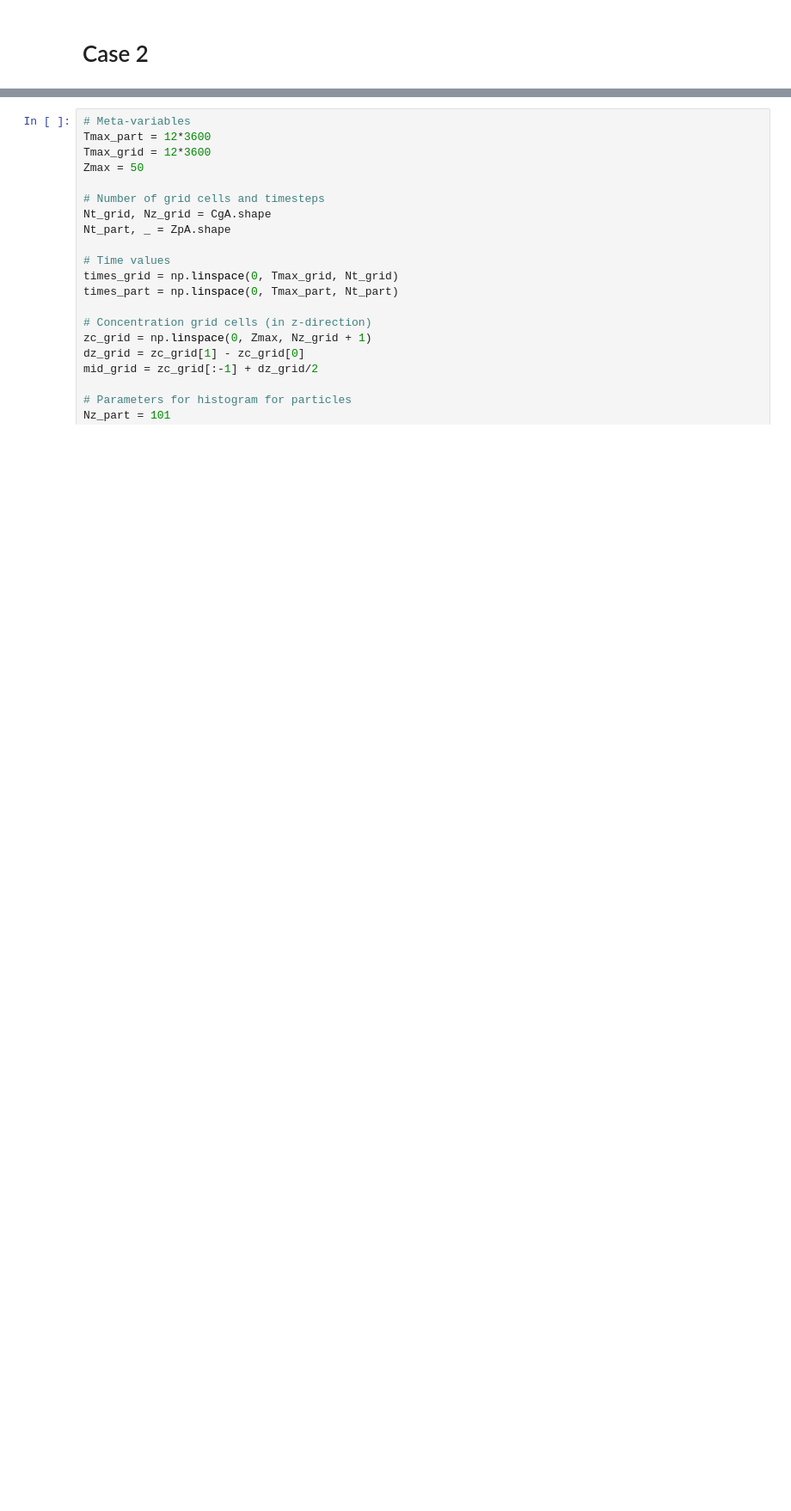
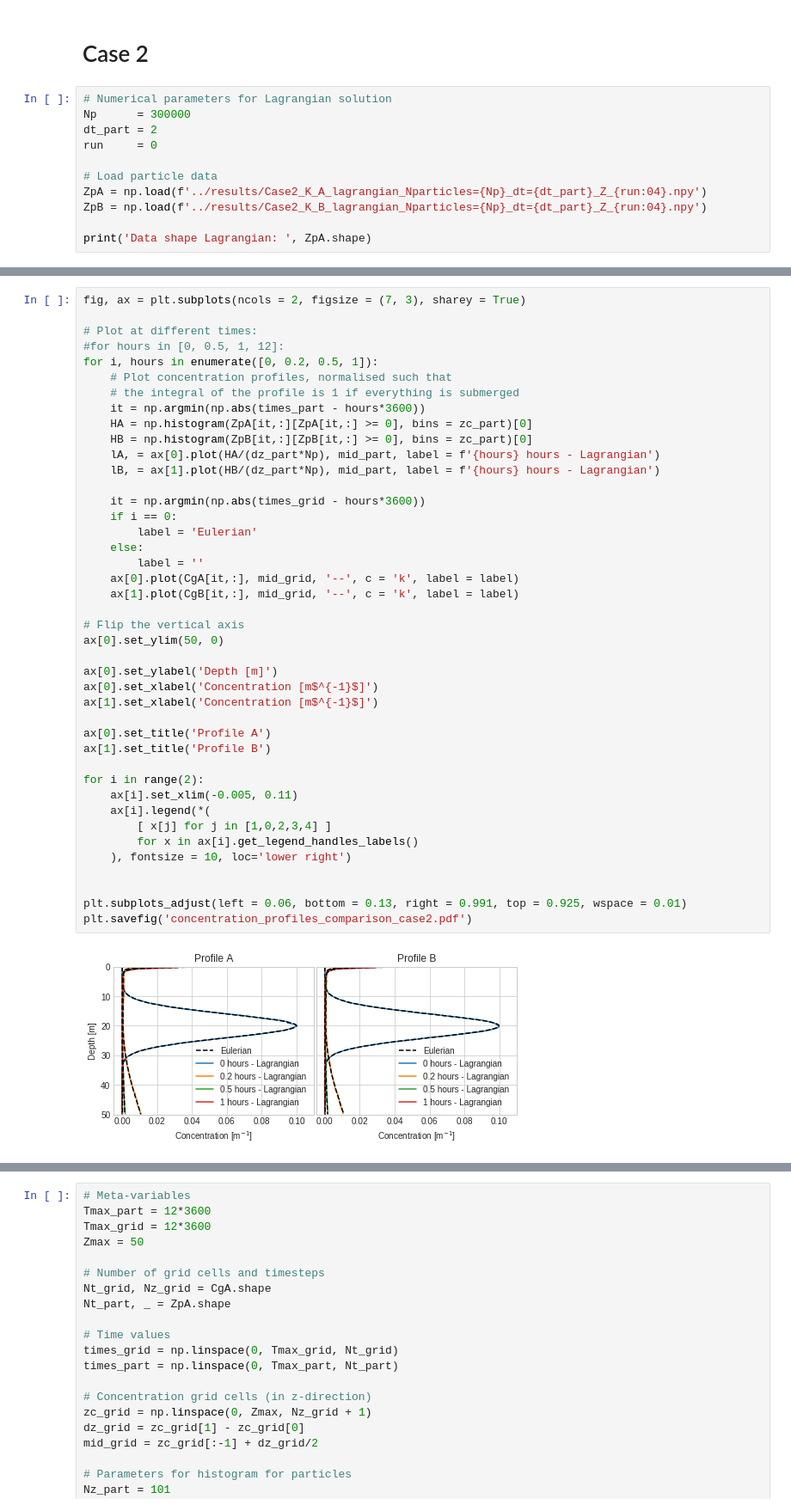
Before and after one commit to nordam/Eulerian-and-Lagrangian-methods, a Jupyter notebook: notebooks/ComparisonPlots.ipynb, the cells around one changed output, grey strips where cells are left out. Shown at 86% size. Cells and saved outputs as stored; diff of their text form; blank space fills up the shorter version.

```diff
--- a/notebooks/ComparisonPlots.ipynb
+++ b/notebooks/ComparisonPlots.ipynb
@@ -170,2 +107,13 @@ plt.subplots_adjust(left = 0.06, bottom = 0.13, right = 0.991, top = 0.925, wspa
 # %% [markdown]
 # Case 2
+# %%
+# Numerical parameters for Lagrangian solution
+Np      = 300000
+dt_part = 2
+run     = 0
+
+# Load particle data
+ZpA = np.load(f'../results/Case2_K_A_lagrangian_Nparticles={Np}_dt={dt_part}_Z_{run:04}.npy')
+ZpB = np.load(f'../results/Case2_K_B_lagrangian_Nparticles={Np}_dt={dt_part}_Z_{run:04}.npy')
+
+print('Data shape Lagrangian: ', ZpA.shape)
@@ -186,0 +159,44 @@ CpB = np.load(f'../../data/Case2_K_B_Lagrangian_concentration_Np={Np}_dt={dt}_00
+# %%
+fig, ax = plt.subplots(ncols = 2, figsize = (7, 3), sharey = True)
+
+# Plot at different times:
+#for hours in [0, 0.5, 1, 12]:
+for i, hours in enumerate([0, 0.2, 0.5, 1]):
+    # Plot concentration profiles, normalised such that
+    # the integral of the profile is 1 if everything is submerged
+    it = np.argmin(np.abs(times_part - hours*3600))
+    HA = np.histogram(ZpA[it,:][ZpA[it,:] >= 0], bins = zc_part)[0]
+    HB = np.histogram(ZpB[it,:][ZpB[it,:] >= 0], bins = zc_part)[0]
+    lA, = ax[0].plot(HA/(dz_part*Np), mid_part, label = f'{hours} hours - Lagrangian')
+    lB, = ax[1].plot(HB/(dz_part*Np), mid_part, label = f'{hours} hours - Lagrangian')
+
+    it = np.argmin(np.abs(times_grid - hours*3600))
+    if i == 0:
+        label = 'Eulerian'
+    else:
+        label = ''
+    ax[0].plot(CgA[it,:], mid_grid, '--', c = 'k', label = label)
+    ax[1].plot(CgB[it,:], mid_grid, '--', c = 'k', label = label)
+
+# Flip the vertical axis
+ax[0].set_ylim(50, 0)
+
+ax[0].set_ylabel('Depth [m]')
+ax[0].set_xlabel('Concentration [m$^{-1}$]')
+ax[1].set_xlabel('Concentration [m$^{-1}$]')
+
+ax[0].set_title('Profile A')
+ax[1].set_title('Profile B')
+
+for i in range(2):
+    ax[i].set_xlim(-0.005, 0.11)
+    ax[i].legend(*(
+        [ x[j] for j in [1,0,2,3,4] ]
+        for x in ax[i].get_legend_handles_labels()
+    ), fontsize = 10, loc='lower right')
+
+
+plt.subplots_adjust(left = 0.06, bottom = 0.13, right = 0.991, top = 0.925, wspace = 0.01)
+plt.savefig('concentration_profiles_comparison_case2.pdf')
+# %% [output]
+[figure, added]
```
Also changed, not shown: parts of 18 cells of this notebook, 1 other file.
